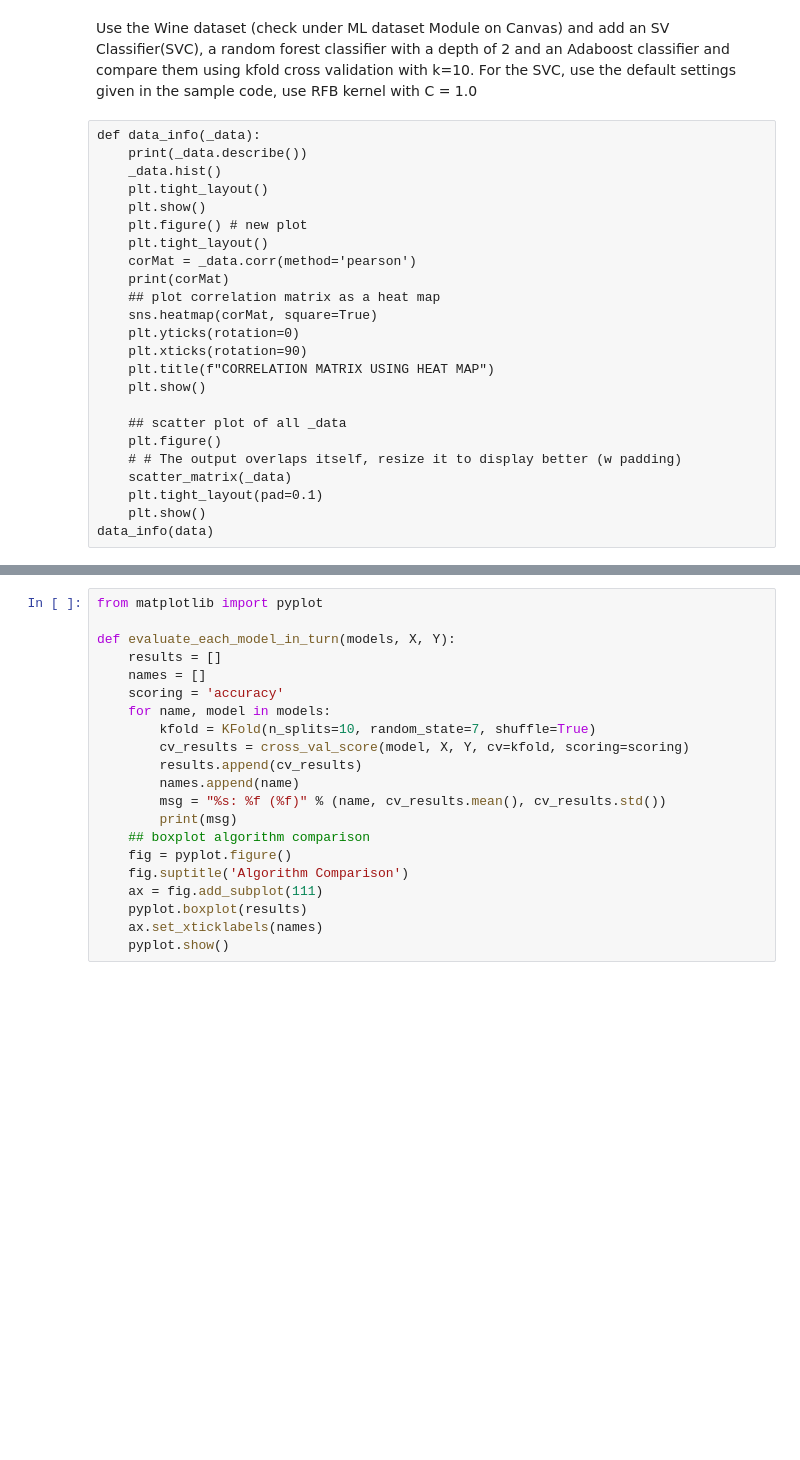
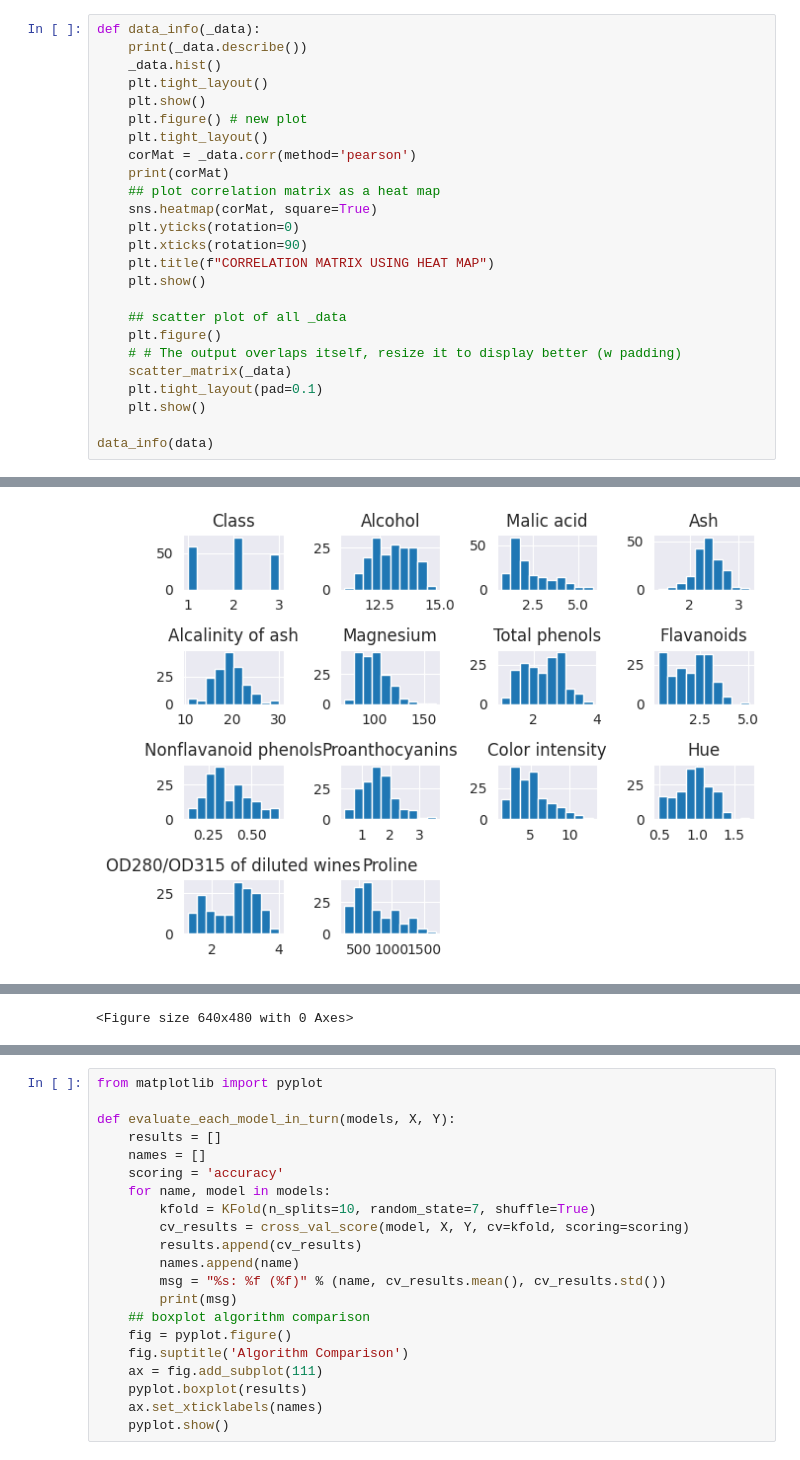
Before and after one commit to Trolann/cmpe188-assignments, a Jupyter notebook: svm_homework/svm_homework.ipynb, the cells around one changed output, grey strips where cells are left out. Saved outputs shown, nothing was run; the diff lists cells and outputs as text; blank space fills up the shorter version.

```diff
--- a/svm_homework/svm_homework.ipynb
+++ b/svm_homework/svm_homework.ipynb
@@ -46,32 +49,29 @@ for column in data.columns:
   312  325  607  434  385  407  372  564  465  365  380  378  352  466
   342  580  530  560  600  650  695  720  590  550  855  425  675  640
   725  620  570  615  685  470  740  835  840]
-# %% [markdown]
-Use the Wine dataset (check under ML dataset Module on Canvas) and add an SV
-Classifier(SVC), a random forest classifier with a depth of 2 and an Adaboost classifier
-and compare them using kfold cross validation with k=10. For the SVC, use the default
-settings given in the sample code, use RFB kernel with C = 1.0
-# %% [raw]
-def data_info(_data):
-    print(_data.describe())
-    _data.hist()
-    plt.tight_layout()
-    plt.show()
-    plt.figure() # new plot
-    plt.tight_layout()
-    corMat = _data.corr(method='pearson')
-    print(corMat)
-    ## plot correlation matrix as a heat map
-    sns.heatmap(corMat, square=True)
-    plt.yticks(rotation=0)
-    plt.xticks(rotation=90)
-    plt.title(f"CORRELATION MATRIX USING HEAT MAP")
-    plt.show()
-
-    ## scatter plot of all _data
-    plt.figure()
-    # # The output overlaps itself, resize it to display better (w padding)
-    scatter_matrix(_data)
-    plt.tight_layout(pad=0.1)
-    plt.show()
-data_info(data)
+# %%
+def data_info(_data):
+    print(_data.describe())
+    _data.hist()
+    plt.tight_layout()
+    plt.show()
+    plt.figure() # new plot
+    plt.tight_layout()
+    corMat = _data.corr(method='pearson')
+    print(corMat)
+    ## plot correlation matrix as a heat map
+    sns.heatmap(corMat, square=True)
+    plt.yticks(rotation=0)
+    plt.xticks(rotation=90)
+    plt.title(f"CORRELATION MATRIX USING HEAT MAP")
+    plt.show()
+
+    ## scatter plot of all _data
+    plt.figure()
+    # # The output overlaps itself, resize it to display better (w padding)
+    scatter_matrix(_data)
+    plt.tight_layout(pad=0.1)
+    plt.show()
+
+data_info(data)
+# %% [output]
@@ -77,0 +95 @@ data_info(data)
+[figure, added]
@@ -77,0 +114 @@ data_info(data)
+<Figure size 640x480 with 0 Axes>
```
Also changed, not shown: parts of 19 cells of this notebook.
